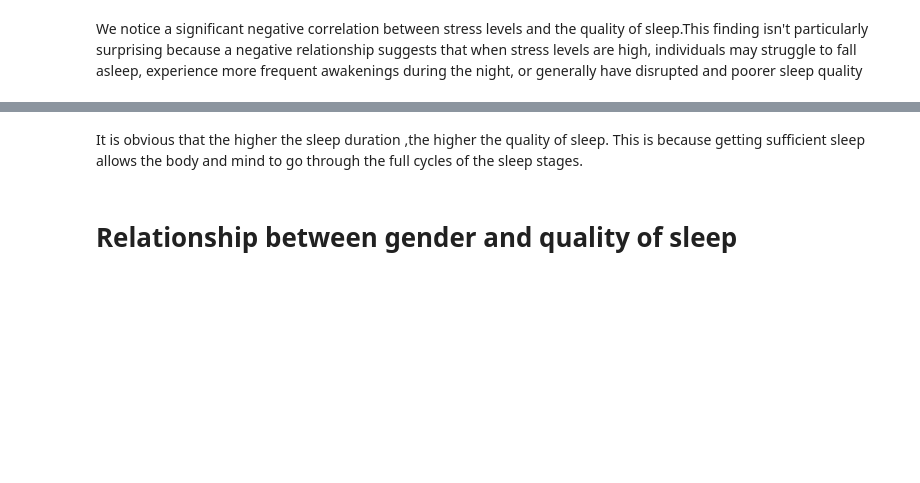
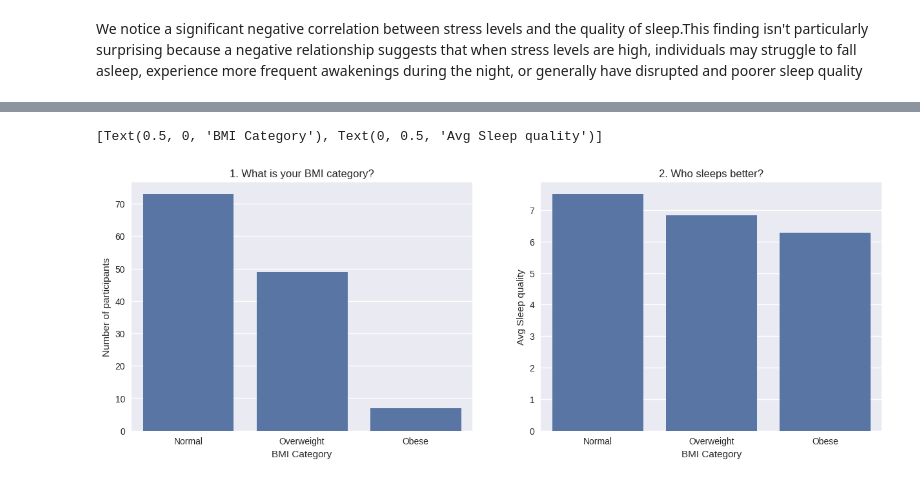
Before and after one commit to zhiweing/WID2003-INTRO-TO-DS-, a Jupyter notebook: Sleep_Health_Analysis.ipynb, the cells around one changed output, grey strips where cells are left out. Cells and saved outputs as stored; diff of their text form; code cells hidden in the pictures; blank space fills up the shorter version.

```diff
--- a/Sleep_Health_Analysis.ipynb
+++ b/Sleep_Health_Analysis.ipynb
@@ -388,4 +379,18 @@ plt.show()
-# %% [markdown]
-It is obvious that the higher the sleep duration ,the higher the quality of sleep. This is because getting sufficient sleep allows the body and mind to go through the full cycles of the sleep stages.
-# %% [markdown]
-# Relationship between gender and quality of sleep
+# %%
+categoria_ordine_sleep_disorders = ["Normal", "Overweight", "Obese"]
+fig, axs = plt.subplots(1, 2, figsize=(15, 5))
+
+# Suppress warnings due to old Seaborn version
+warnings.simplefilter(action='ignore', category=FutureWarning)
+
+# Plot 1
+sns.countplot(data=Sleep_Health_df, order=categoria_ordine_sleep_disorders, x="BMI Category", ax=axs[0]).set_title("1. What is your BMI category?")
+axs[0].set(xlabel="BMI Category", ylabel="Number of participants")
+
+# Plot 2
+sleep_disorder_quality_mean = Sleep_Health_df.groupby('BMI Category')['Quality of Sleep'].agg("mean").sort_values(ascending=False).reset_index()
+sns.barplot(data=sleep_disorder_quality_mean, order=categoria_ordine_sleep_disorders, x="BMI Category", y="Quality of Sleep", ax=axs[1]).set_title("2. Who sleeps better?")
+axs[1].set(xlabel="BMI Category", ylabel="Avg Sleep quality")
+# %% [output]
+[Text(0.5, 0, 'BMI Category'), Text(0, 0.5, 'Avg Sleep quality')]
+[figure, added]
```
Also changed, not shown: parts of 6 cells of this notebook.
